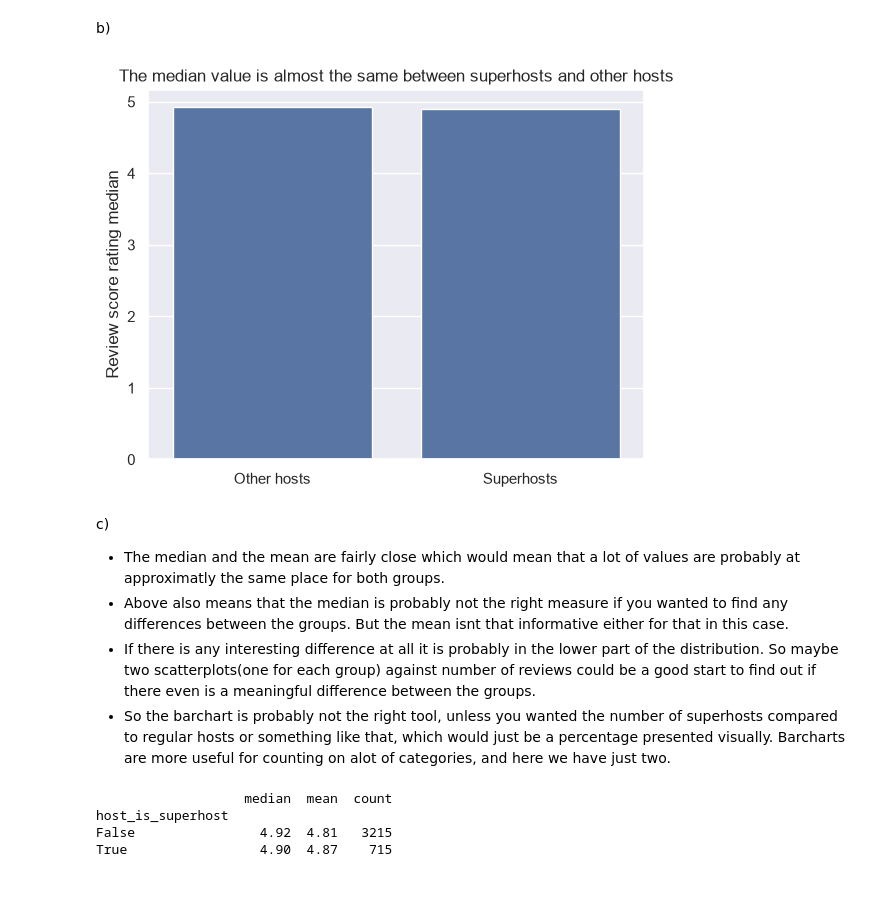
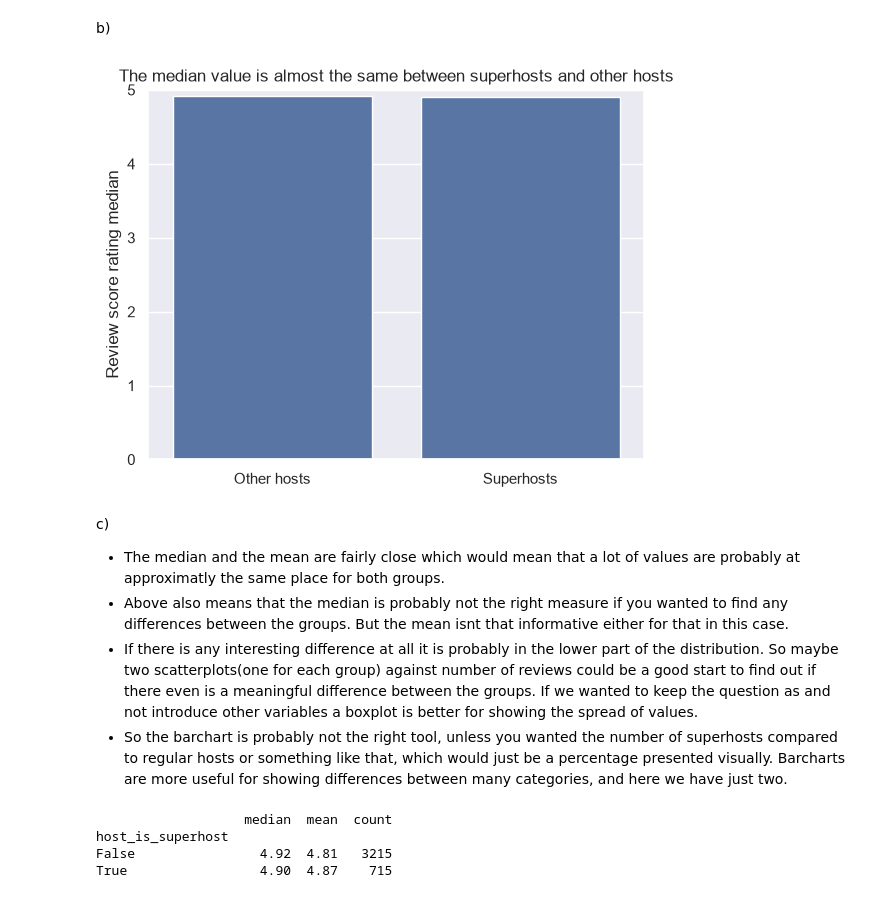
Before and after one commit to ChrisLofgreen/LABS_26-27, a Jupyter notebook: Data analysis/lab7.ipynb, the cells around one changed output. Saved outputs shown, nothing was run; the diff lists cells and outputs as text; code cells hidden in the pictures.

```diff
--- a/Data analysis/lab7.ipynb
+++ b/Data analysis/lab7.ipynb
@@ -134,22 +134,23 @@ b)
 # %%
 medians = listings.groupby('host_is_superhost')['review_scores_rating'].median()
 
 fig, ax = plt.subplots()
 sns.barplot(x=['Other hosts', 'Superhosts'], y=medians.values, ax=ax)
 ax.set_title("The median value is almost the same between superhosts and other hosts")
+ax.set_ylim(0, 5)
 ax.set_ylabel("Review score rating median")
 ax.set_xlabel("")
 plt.show()
 
 fig.savefig("superhost_rating.png", dpi=150, bbox_inches="tight")
 # %% [output]
-[figure, old version]
+[figure, new version]
 # %% [markdown]
 c)
 - The median and the mean are fairly close which would mean that a lot of values are probably at approximatly the same place for both groups.
 - Above also means that the median is probably not the right measure if you wanted to find any differences between the groups. But the mean isnt that informative either for that in this case.
-- If there is any interesting difference at all it is probably in the lower part of the distribution. So maybe two scatterplots(one for each group) against number of reviews could be a good start to find out if there even is a meaningful difference between the groups.
-- So the barchart is probably not the right tool, unless you wanted the number of superhosts compared to regular hosts or something like that, which would just be a percentage presented visually. Barcharts are more useful for counting on alot of categories, and here we have just two.
+- If there is any interesting difference at all it is probably in the lower part of the distribution. So maybe two scatterplots(one for each group) against number of reviews could be a good start to find out if there even is a meaningful difference between the groups. If we wanted to keep the question as and not introduce other variables a boxplot is better for showing the spread of values.
+- So the barchart is probably not the right tool, unless you wanted the number of superhosts compared to regular hosts or something like that, which would just be a percentage presented visually. Barcharts are more useful for showing differences between many categories, and here we have just two.
 # %%
 superhost_vs_not = (listings.groupby("host_is_superhost")["review_scores_rating"]
                     .agg(["median", "mean", "count"])).round(2)
```
Also changed, not shown: parts of 3 cells of this notebook.
